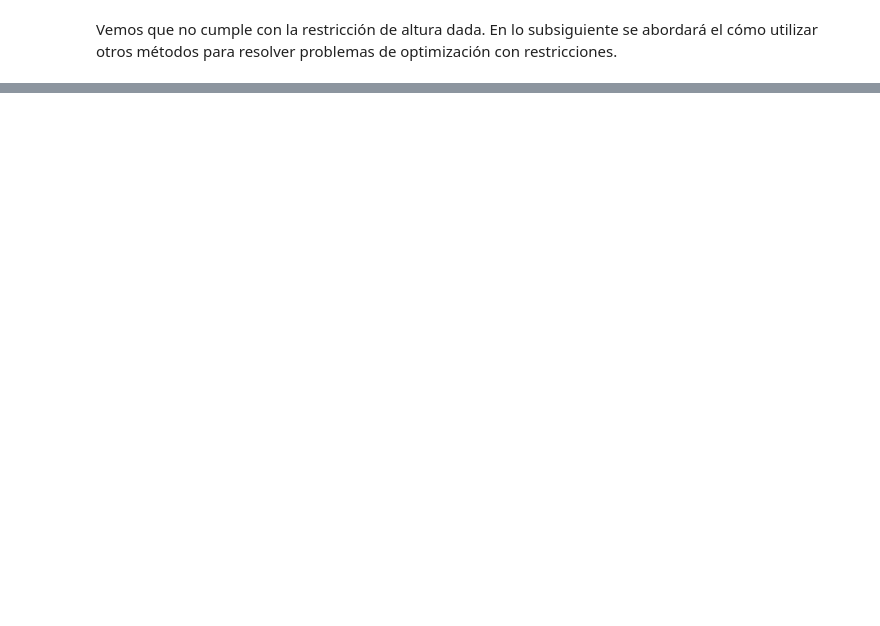
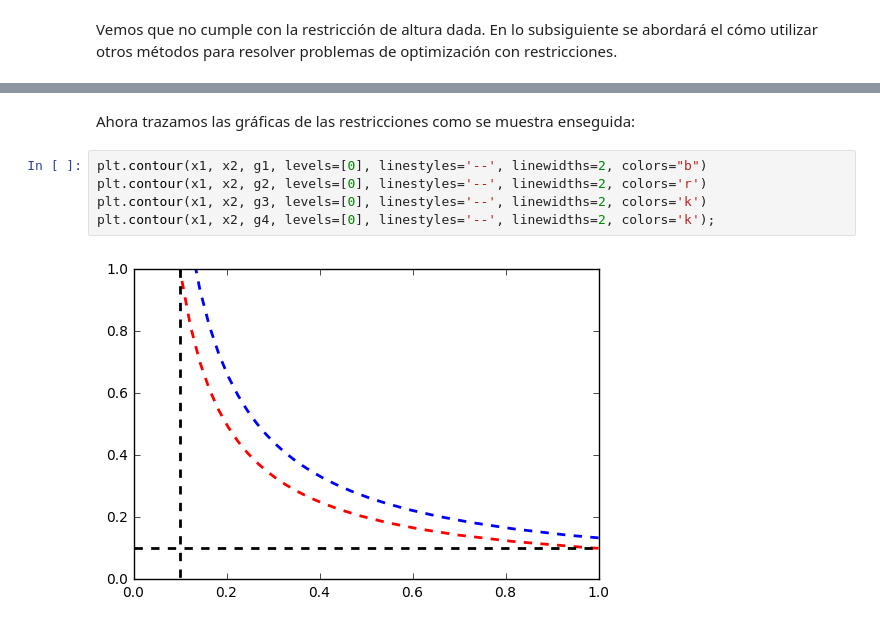
Before and after one commit to numython/numython.github.io, a Jupyter notebook: posts/resolviendo-problemas-de-optimizacion-con-python.ipynb, the cells around one changed output, grey strips where cells are left out. Saved outputs shown, nothing was run; the diff lists cells and outputs as text; blank space fills up the shorter version.

```diff
--- a/posts/resolviendo-problemas-de-optimizacion-con-python.ipynb
+++ b/posts/resolviendo-problemas-de-optimizacion-con-python.ipynb
@@ -143,0 +164,9 @@ g4 = x2 - 0.1
+# %% [markdown]
+Ahora trazamos las gráficas de las restricciones como se muestra enseguida:
+# %%
+plt.contour(x1, x2, g1, levels=[0], linestyles='--', linewidths=2, colors="b")
+plt.contour(x1, x2, g2, levels=[0], linestyles='--', linewidths=2, colors='r')
+plt.contour(x1, x2, g3, levels=[0], linestyles='--', linewidths=2, colors='k')
+plt.contour(x1, x2, g4, levels=[0], linestyles='--', linewidths=2, colors='k');
+# %% [output]
+[figure, added]
```
Also changed, not shown: parts of 22 cells of this notebook, 32 other files.
